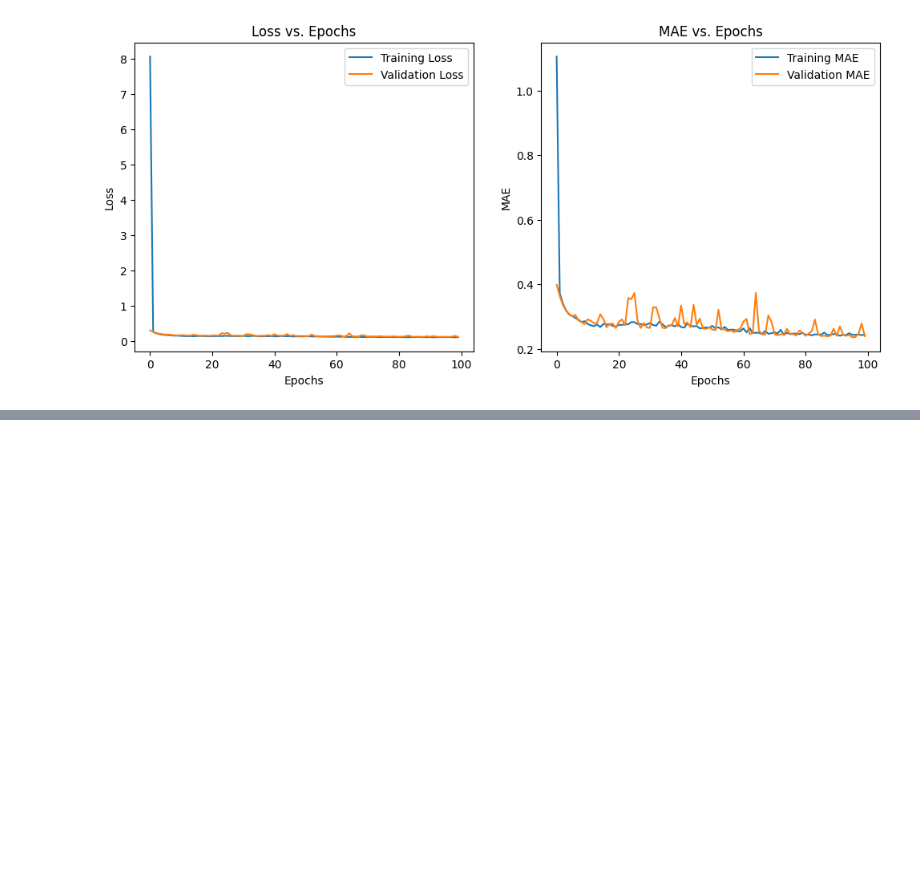
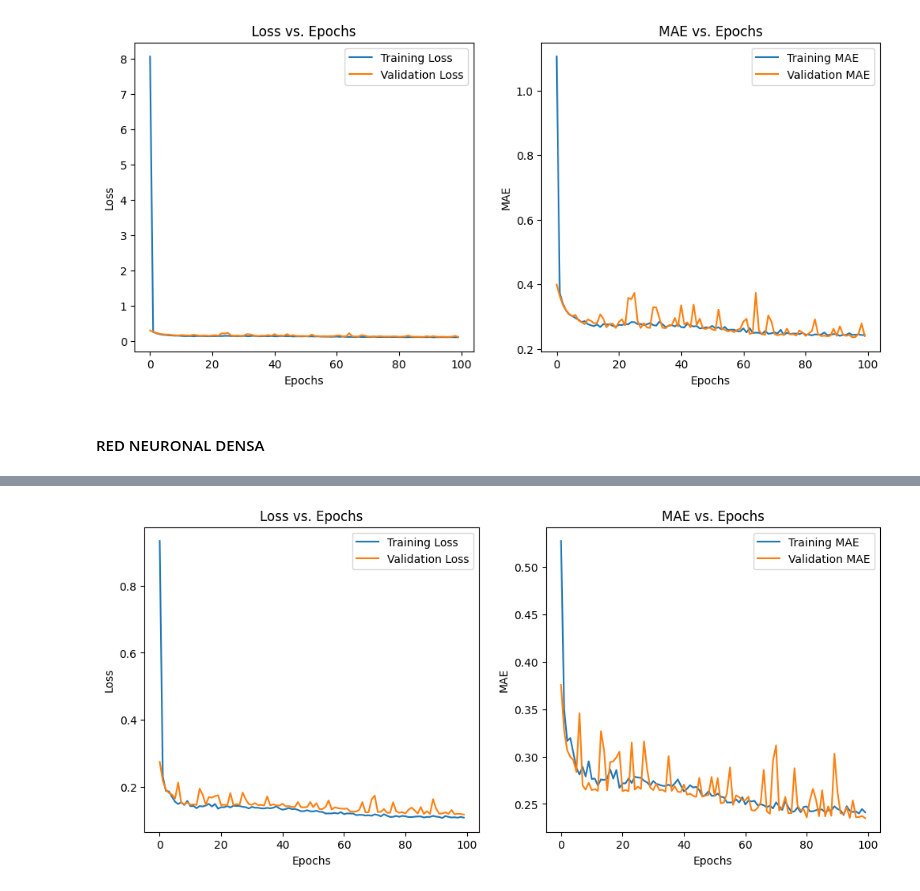
Before and after one commit to Bross-IT/PFB_coches, a Jupyter notebook: temp/ejecutar_deep_learning.ipynb, the cells around one changed output, grey strips where cells are left out. Cells and saved outputs as stored; diff of their text form; code cells hidden in the pictures; blank space fills up the shorter version.

```diff
--- a/temp/ejecutar_deep_learning.ipynb
+++ b/temp/ejecutar_deep_learning.ipynb
@@ -120,3 +122,5 @@ Skipping registering GPU devices...
 85/85 ━━━━━━━━━━━━━━━━━━━━ 0s 650us/step
 MSE: 0.1074, MAE: 0.2401, R^2: 0.6548
 [figure]
+# %% [markdown]
+#### RED NEURONAL DENSA ####
@@ -122,0 +190,3 @@ MSE: 0.1074, MAE: 0.2401, R^2: 0.6548
+# %%
+main_dnn(X_train, X_test, y_train, y_test)
+# %% [output]
@@ -122,0 +195 @@ MSE: 0.1074, MAE: 0.2401, R^2: 0.6548
+[figure, added]
```
Also changed, not shown: parts of 3 cells of this notebook, 1 other file.
